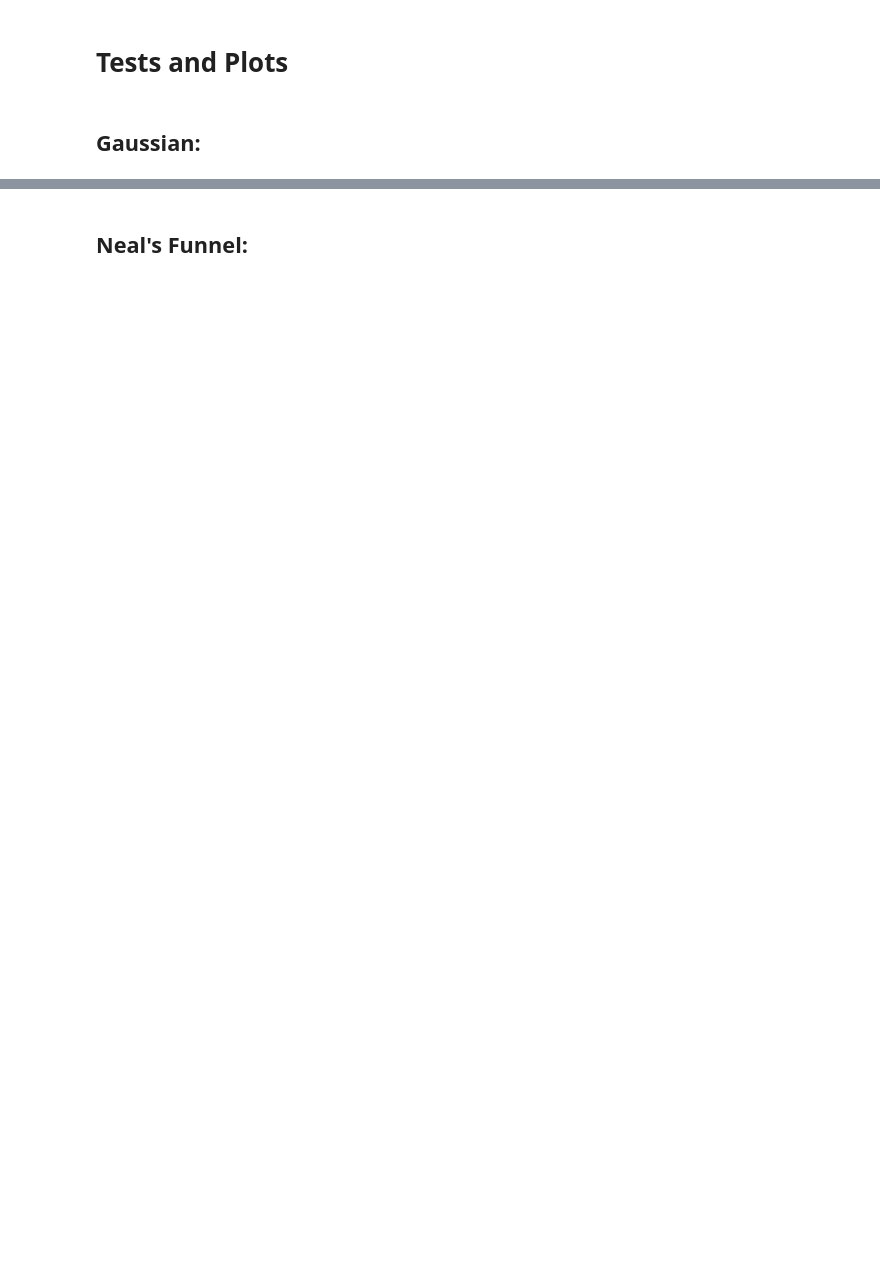
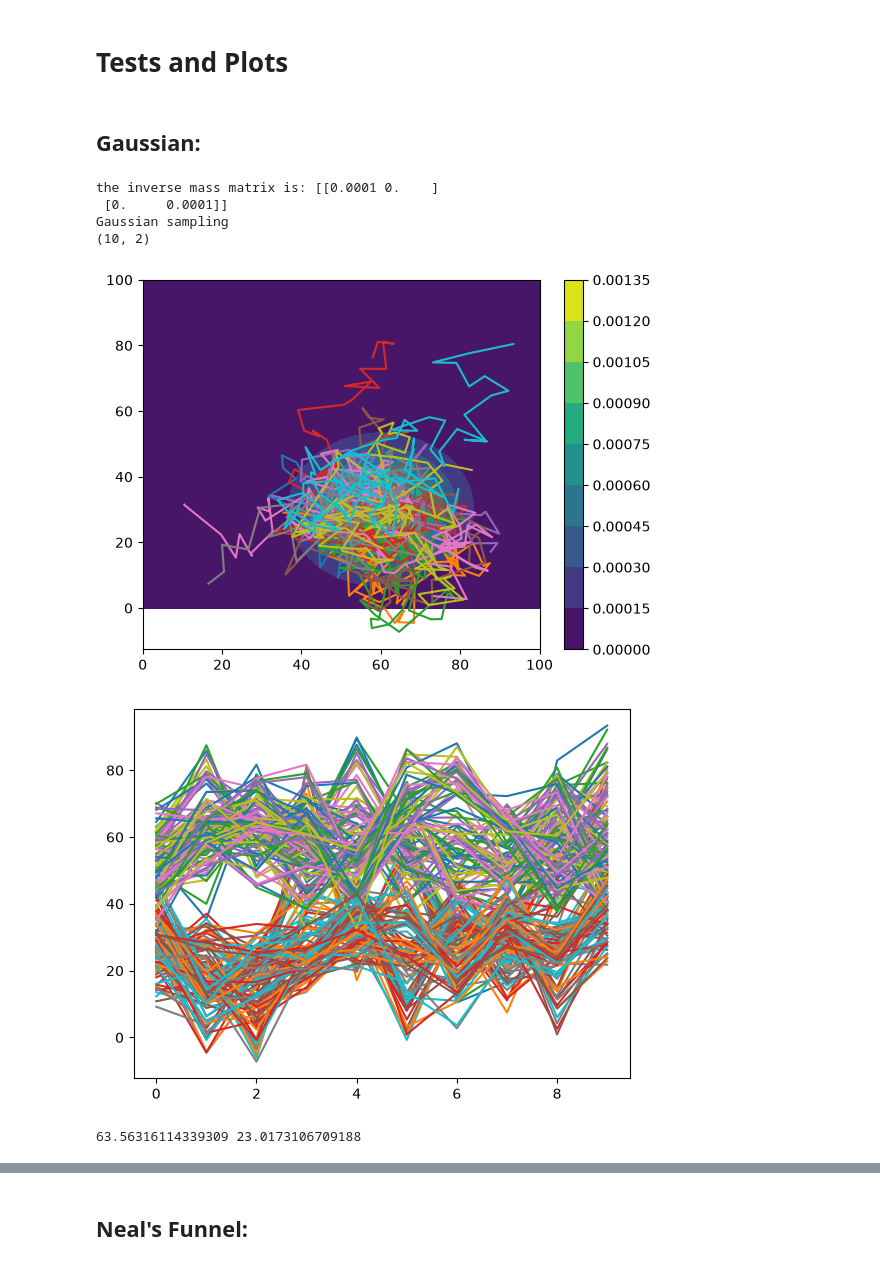
Before and after one commit to nickherrmann8503/Hamiltonian-MC, a Jupyter notebook: tests.ipynb, the cells around one changed output, grey strips where cells are left out. Drawn from its saved outputs; the diff is of its cells as text; code cells hidden in the pictures; blank space fills up the shorter version.

Commit message:
HMC method added, test notebook for 2 cases tested

```diff
--- a/tests.ipynb
+++ b/tests.ipynb
@@ -13,2 +15,58 @@ from HamiltonianSampler import dchain
 # %% [markdown]
 ## Gaussian:
+# %%
+mean = 80
+sigma = 130
+means = [randint(20,100),randint(20,100)]
+means = [60,30]
+
+
+
+Sigma = np.array([[sigma,0],
+         [0,sigma]])
+
+L = 1000 #leapfrog steps
+dt = 0.5 #step size
+M = np.array([[10000.0,0],
+              [0,10000.0]])
+print("the inverse mass matrix is:",np.linalg.inv(M))
+
+p_start = np.random.normal(0,1)
+p_start = np.random.default_rng().multivariate_normal([0,0], M, size=1)
+
+#now computes alll chains at once
+X0s = [[random()*100,random()*100] for i in range(10)]
+Xns = np.array(dchain(np.array(X0s),100,dt,L,M,method="gaussian"))
+for i in range(10):
+    plt.plot(Xns[:,i,0],Xns[:,i,1])
+
+
+#Grid
+x = np.linspace(0,100,100)
+y = np.linspace(0,100,100)
+X,Y = np.meshgrid(x,y)
+pos = np.dstack((X,Y))
+
+Z = multivariate_normal(means,Sigma).pdf(pos)
+
+
+
+
+cf = plt.contourf(X,Y,Z,levels=10,cmap="viridis")
+#plt.contour(X,Y,Z,levels=8,colors="white",linewidths = 0.5)
+plt.colorbar(cf)
+plt.show()
+
+for Xn in Xns:
+    plt.plot(Xn[:,0])
+    plt.plot(Xn[:,1])
+plt.show()
+print(np.mean(Xn[:,0]),np.mean(Xn[:,1]))
+# %% [output]
+the inverse mass matrix is: [[0.0001 0.    ]
+ [0.     0.0001]]
+Gaussian sampling
+(10, 2)
+[figure, added]
+[figure, added]
+63.56316114339309 23.0173106709188
```
Also changed, not shown: parts of 4 cells of this notebook, 1 other file.
